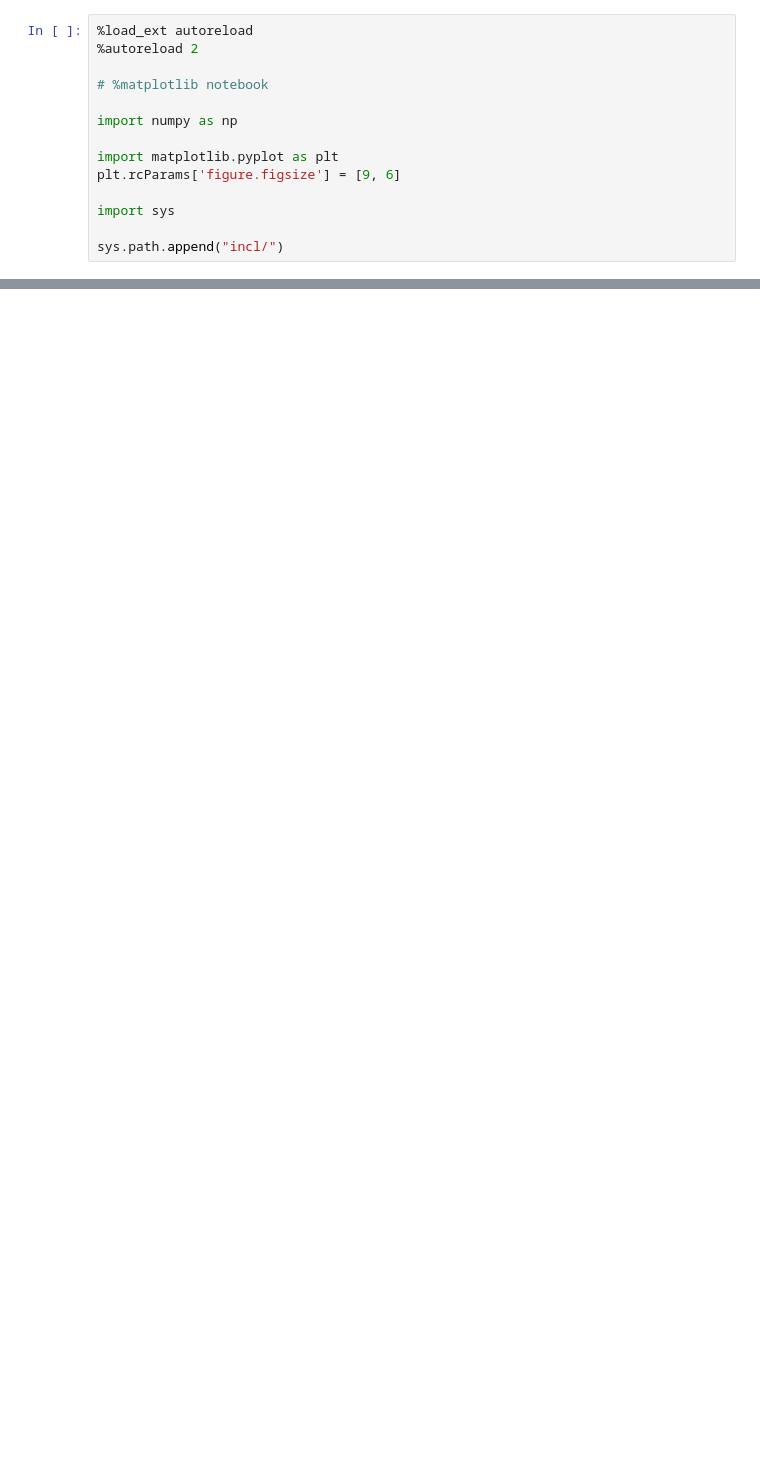
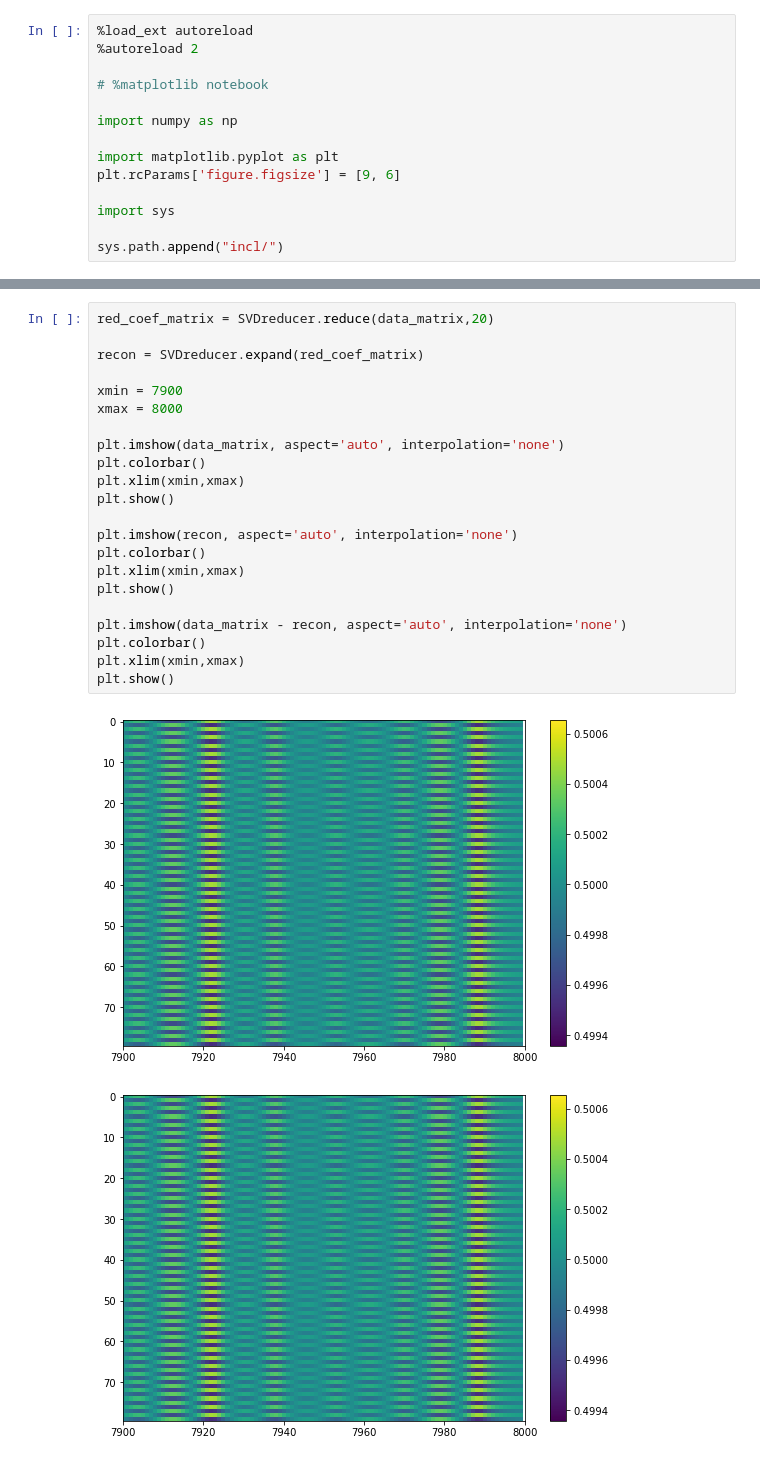
Before and after one commit to stmeinecke/derrom, a Jupyter notebook: L96.ipynb, the cells around one changed output, grey strips where cells are left out. Drawn from its saved outputs; the diff is of its cells as text; blank space fills up the shorter version.

```diff
--- a/L96.ipynb
+++ b/L96.ipynb
@@ -54,0 +59,25 @@ plt.show()
+# %%
+red_coef_matrix = SVDreducer.reduce(data_matrix,20)
+
+recon = SVDreducer.expand(red_coef_matrix)
+
+xmin = 7900
+xmax = 8000
+
+plt.imshow(data_matrix, aspect='auto', interpolation='none')
+plt.colorbar()
+plt.xlim(xmin,xmax)
+plt.show()
+
+plt.imshow(recon, aspect='auto', interpolation='none')
+plt.colorbar()
+plt.xlim(xmin,xmax)
+plt.show()
+
+plt.imshow(data_matrix - recon, aspect='auto', interpolation='none')
+plt.colorbar()
+plt.xlim(xmin,xmax)
+plt.show()
+# %% [output]
+[figure, added]
+[figure, added]
```
Also changed, not shown: parts of 5 cells of this notebook.
